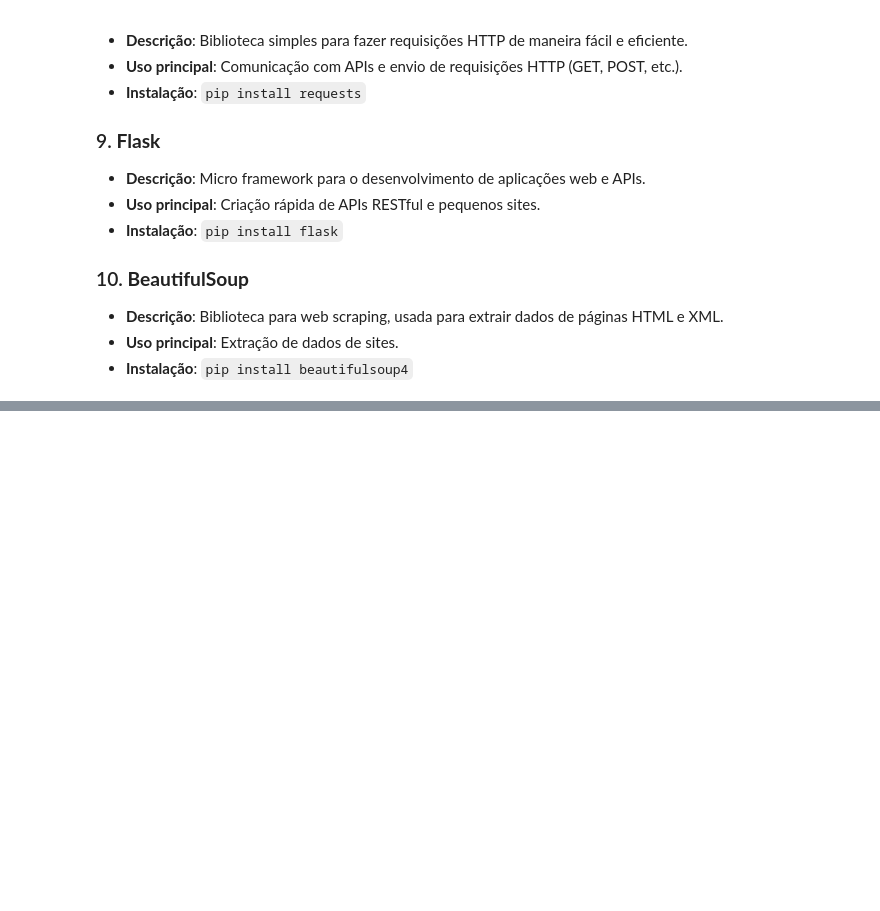
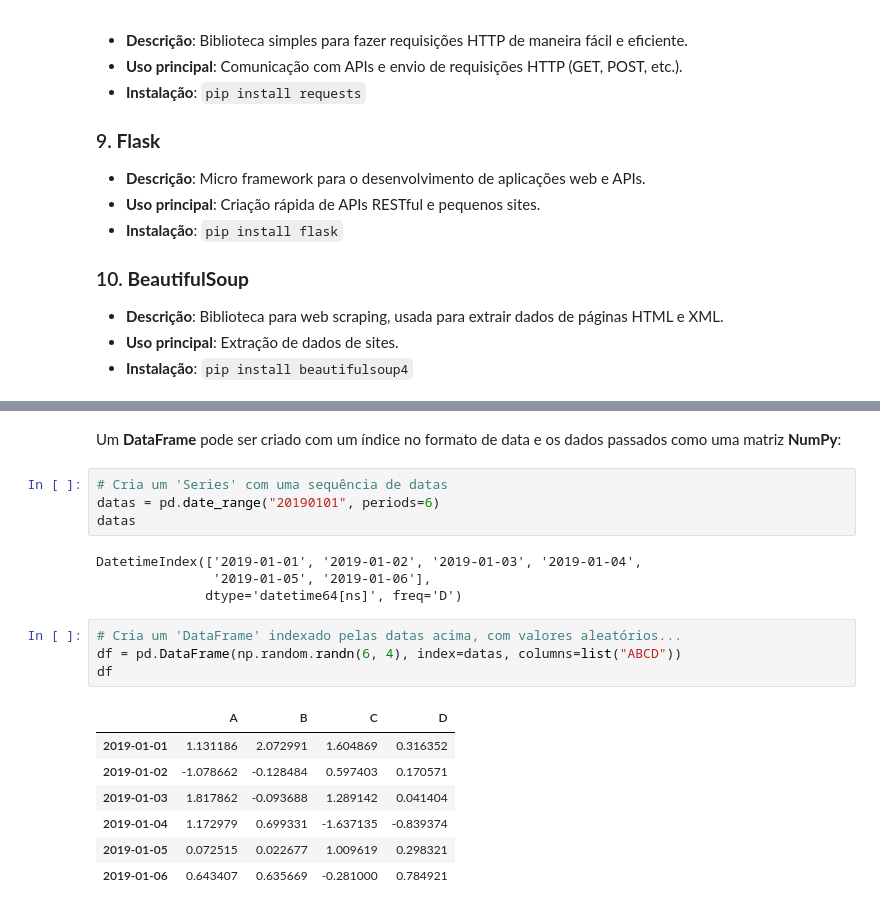
Before and after one commit to py241026084/CEE2, a Jupyter notebook: aulas.ipynb, the cells around one changed output, grey strips where cells are left out. Saved outputs shown, nothing was run; the diff lists cells and outputs as text; blank space fills up the shorter version.

```diff
--- a/aulas.ipynb
+++ b/aulas.ipynb
@@ -1582,0 +2492,22 @@ A biblioteca padrão do Python é vasta, cobrindo uma ampla variedade de funcion
+# %% [markdown]
+Um **DataFrame** pode ser criado com um índice no formato de data e os dados passados como uma matriz **NumPy**:
+# %%
+# Cria um 'Series' com uma sequência de datas
+datas = pd.date_range("20190101", periods=6)
+datas
+# %% [output]
+DatetimeIndex(['2019-01-01', '2019-01-02', '2019-01-03', '2019-01-04',
+               '2019-01-05', '2019-01-06'],
+              dtype='datetime64[ns]', freq='D')
+# %%
+# Cria um 'DataFrame' indexado pelas datas acima, com valores aleatórios...
+df = pd.DataFrame(np.random.randn(6, 4), index=datas, columns=list("ABCD"))
+df
+# %% [output]
+|  | A | B | C | D |
+| 2019-01-01 | 1.131186 | 2.072991 | 1.604869 | 0.316352 |
+| 2019-01-02 | -1.078662 | -0.128484 | 0.597403 | 0.170571 |
+| 2019-01-03 | 1.817862 | -0.093688 | 1.289142 | 0.041404 |
+| 2019-01-04 | 1.172979 | 0.699331 | -1.637135 | -0.839374 |
+| 2019-01-05 | 0.072515 | 0.022677 | 1.009619 | 0.298321 |
+| 2019-01-06 | 0.643407 | 0.635669 | -0.281000 | 0.784921 |
```
Also changed, not shown: parts of 237 cells of this notebook.
